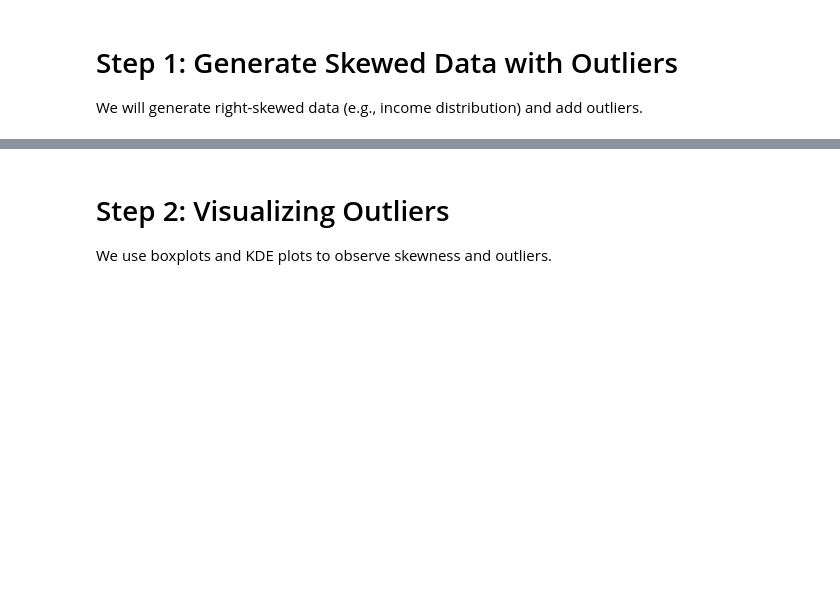
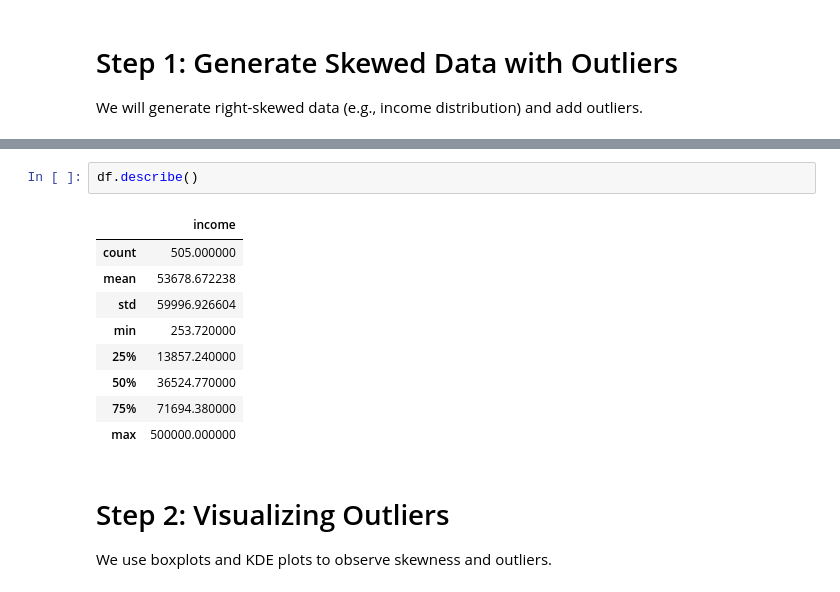
Before and after one commit to ash322ash422/tut_ml, a Jupyter notebook: 2_1_preprocessing_outliers/tut_ml_OutliersDetection1_UsingIQR.ipynb, the cells around one changed output, grey strips where cells are left out. Drawn from its saved outputs; the diff is of its cells as text; blank space fills up the shorter version.

```diff
--- a/2_1_preprocessing_outliers/tut_ml_OutliersDetection1_UsingIQR.ipynb
+++ b/2_1_preprocessing_outliers/tut_ml_OutliersDetection1_UsingIQR.ipynb
@@ -23,3 +35,15 @@ print(df.sample(10))
+# %%
+df.describe()
+# %% [output]
+|  | income |
+| count | 505.000000 |
+| mean | 53678.672238 |
+| std | 59996.926604 |
+| min | 253.720000 |
+| 25% | 13857.240000 |
+| 50% | 36524.770000 |
+| 75% | 71694.380000 |
+| max | 500000.000000 |
 # %% [markdown]
 # Step 2: Visualizing Outliers
 We use boxplots and KDE plots to observe skewness and outliers.
```
Also changed, not shown: parts of 8 cells of this notebook, 26 other files.
